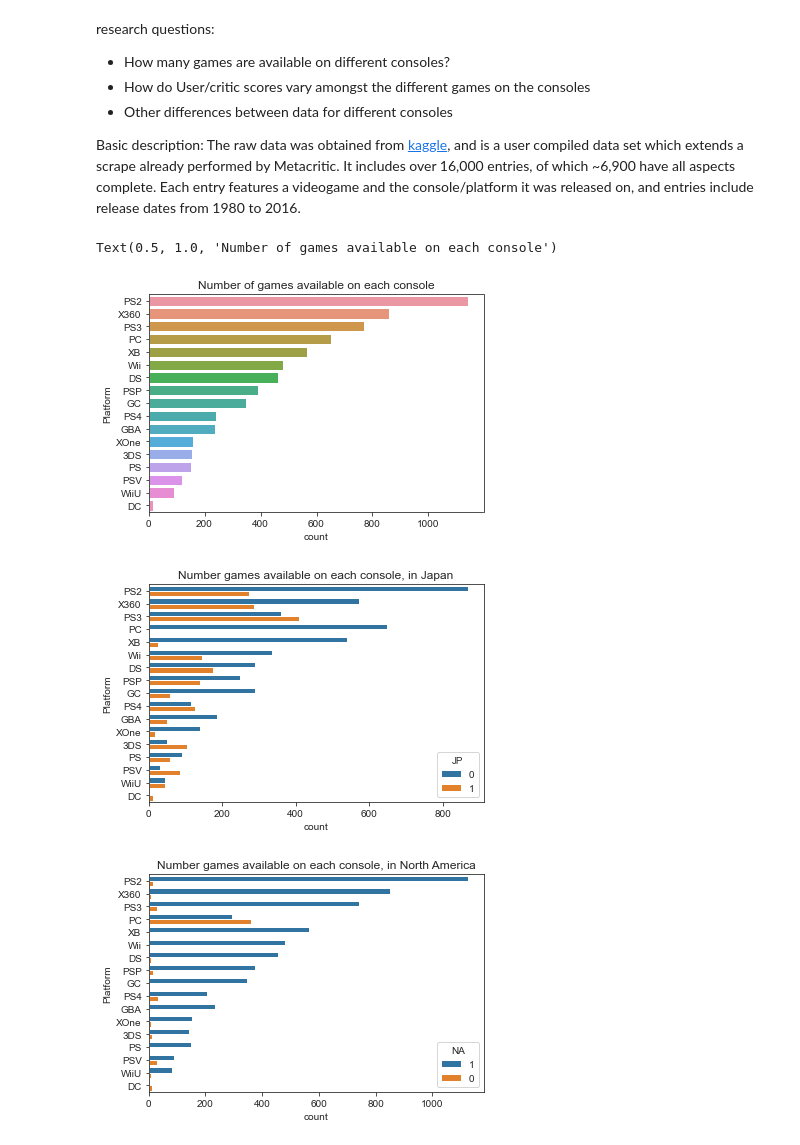
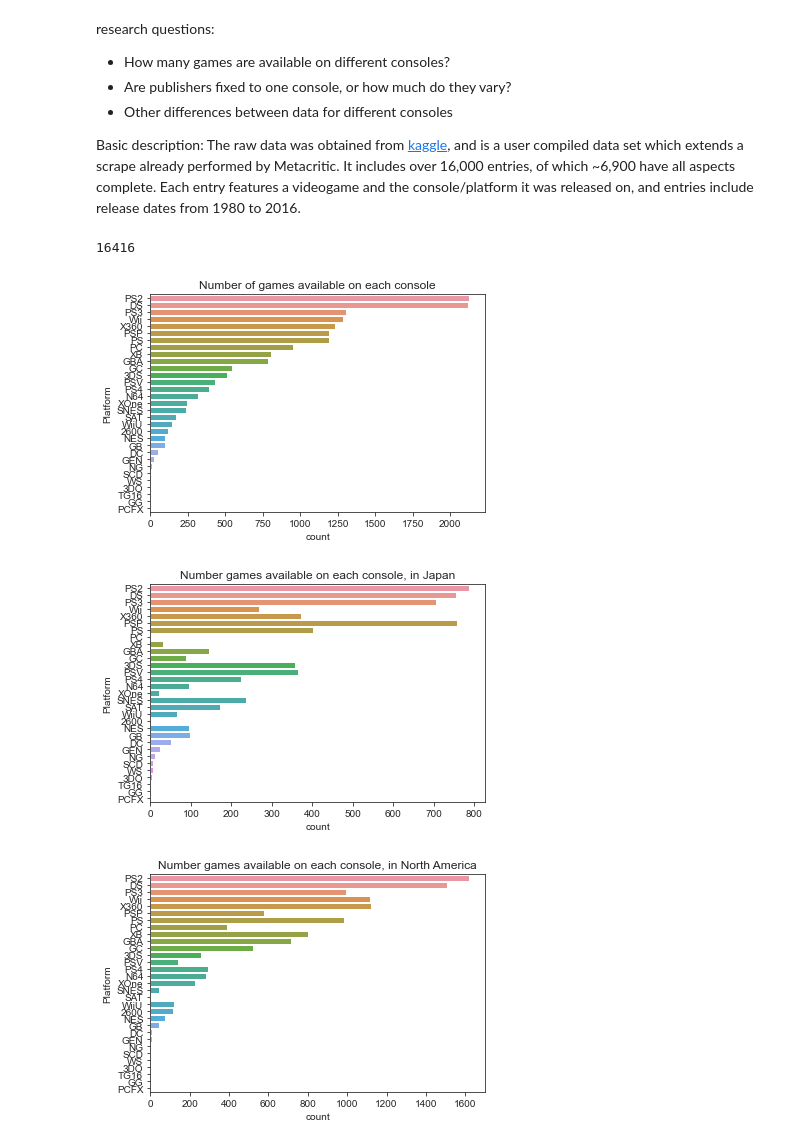
Before and after one commit to jacintoi/course-project-group_1019, a Jupyter notebook: analysis/Aidan/Milestone_2/EDA_gamesConsoles.ipynb, the cells around one changed output. Cells and saved outputs as stored; diff of their text form; code cells hidden in the pictures.

Commit message:
text to explain process and data cleaning

```diff
--- a/analysis/Aidan/Milestone_2/EDA_gamesConsoles.ipynb
+++ b/analysis/Aidan/Milestone_2/EDA_gamesConsoles.ipynb
@@ -7,7 +7,7 @@ import pandas_profiling as pdp
 sns.set_style("ticks")
 # %%
 def sortconsole(df):  ##removes incomplete values, and sorts by Platform, then by name
-    df1 = df.dropna().sort_values(by =['Platform','Name'])
+    df1 = df.filter(['Name', 'Platform', 'Year_of_Release', 'Genre', 'Publisher', 'EU_Sales', 'NA_Sales', 'JP_Sales', 'Other_Sales', 'Global_Sales']).dropna().sort_values(by =['Platform','Name'])
     df1.index = range(0,len(df1.index))
     return df1
 
@@ -44,35 +44,41 @@ def available(df):   ## adds 4 columns with either 1 or 0, if 0 then the game is
         else:
             OTHER.append(1)
     df['OTHER'] = OTHER
+    return df
 
 
 
+def popular(df):
+    df = df.drop(df[df.Platform == ('GEN' or 'NG' or 'SCD' or 'WS' or '3DO' or 'TG16' or 'GG' or 'PCFX')].index )
+    df.index = range(0,len(df.index))
     return df
 # %% [markdown]
 research questions:
  - How many games are available on different consoles?
- - How do User/critic scores vary amongst the different games on the consoles
+ - Are publishers fixed to one console, or how much do they vary?
  - Other differences between data for different consoles
 
 Basic description:
 The raw data was obtained from [kaggle]("https://www.kaggle.com/rush4ratio/video-game-sales-with-ratings"), and is a user compiled data set which extends a scrape already performed by Metacritic. It includes over 16,000 entries, of which ~6,900 have all aspects complete. Each entry features a videogame and the console/platform it was released on, and entries include release dates from 1980 to 2016.
 # %%
+##import data and perform basic cleaning (i.e, removing unwanted columns and adding new columns)
+
 df = pd.read_csv("https://github.com/data301-2020-winter2/course-project-group_1019/blob/main/data/raw/Video_Games_Sales_as_at_22_Dec_2016.csv?raw=true")
-df = sortconsole(df)
-df = available(df)
+df = available(sortconsole(df))
+print(len(df.index))
+# %% [output]
+16416
 # %%
 
 plot = sns.countplot(y = 'Platform',data = df,order = df['Platform'].value_counts().index).set_title("Number of games available on each console")
-print(plot)
 # %% [output]
-Text(0.5, 1.0, 'Number of games available on each console')
-[figure, old version]
+[figure, new version]
 # %%
-plot = sns.countplot(y = 'Platform',data = df, order = df['Platform'].value_counts().index, hue = 'JP', hue_order = df['JP'].value_counts().index).set_title("Number games available on each console, in Japan")
+plot = sns.countplot(y = 'Platform',data = df.drop(df[df.JP < 1].index ), order = df['Platform'].value_counts().index).set_title("Number games available on each console, in Japan")
 # %% [output]
-[figure, old version]
+[figure, new version]
 # %%
-plot = sns.countplot(y = 'Platform',data = df, order = df['Platform'].value_counts().index, hue = 'NA', hue_order = df['NA'].value_counts().index).set_title("Number games available on each console, in North America")
+plot = sns.countplot(y = 'Platform',data = df.drop(df[df.NA < 1].index ), order = df['Platform'].value_counts().index).set_title("Number games available on each console, in North America")
 # %% [output]
-[figure, old version]
+[figure, new version]
 # %%
```
Also changed, not shown: parts of 7 cells of this notebook.
